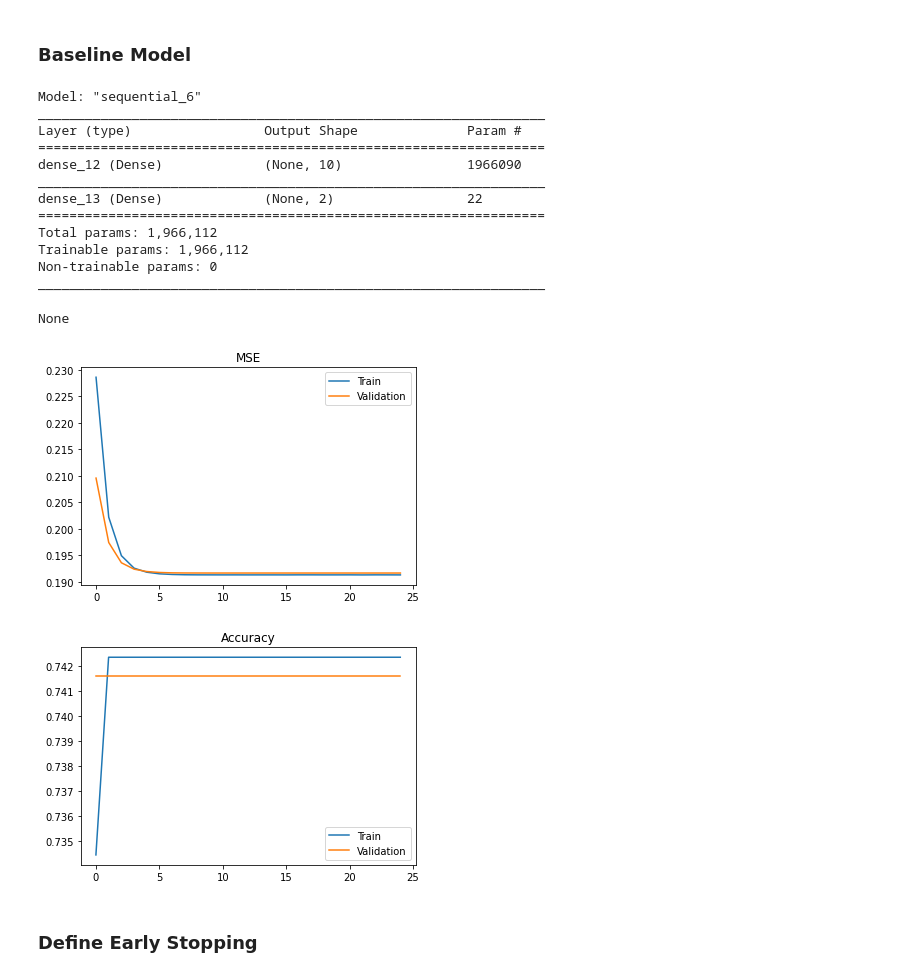
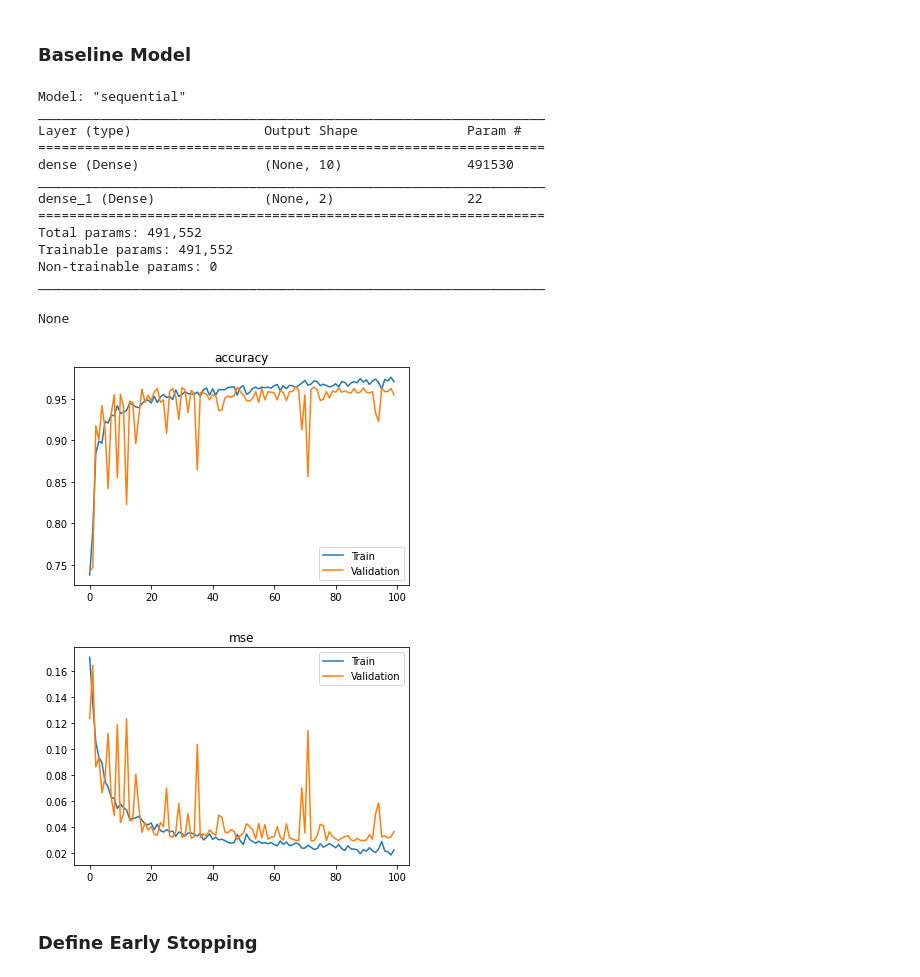
Before and after one commit to sethnlewis/X-Ray-Image-Classification, a Jupyter notebook: notebooks/EDA.ipynb, the cells around one changed output. Saved outputs shown, nothing was run; the diff lists cells and outputs as text; code cells hidden in the pictures.

```diff
--- a/notebooks/EDA.ipynb
+++ b/notebooks/EDA.ipynb
@@ -57,3 +59,31 @@ def plot_results(history, metrics=['accuracy'], val=True):
 ## Mini Dataset
 
 #### Import & Clean
+# %%
+# TESTING TO GET LABEL ENCODING CORRECT
+
+path = COLAB_PATH_MINI
+data_tf = tf.keras.preprocessing.image_dataset_from_directory(path,
+                                                image_size=(32, 32),
+                                                class_names=['NORMAL', 'PNEUMONIA'],
+                                                seed=RANDOM_STATE)
+
+print('CLASS NAMES:', data_tf.class_names, 'CORRESPOND TO [0,1]')
+for i, item in enumerate(data_tf.as_numpy_iterator()):
+    if i == 0:
+        images = np.array(item[0])
+        labels = np.array(item[1])
+    else:
+        images = np.concatenate([images, item[0]], axis=0)
+        labels = np.concatenate([labels, item[1]], axis=0)
+        if i % 10 == 0:
+            print(int(i/(5232/BATCH_SIZE)*100), '%')
+
+images /= 256
+
+labels_inverted = np.array([0 if i == 1 else 1 for i in labels])
+labels = np.concatenate([labels_inverted.reshape(-1,1), labels.reshape(-1,1)], axis=1)
+
+
+# print('Data shape:', images.shape)
+# print('Label shape:', labels.shape)
@@ -116,9 +157,12 @@ _________________________________________________________________
 path = COLAB_PATH_TRAIN
 BATCH_SIZE = 32
 data_tf = tf.keras.preprocessing.image_dataset_from_directory(path,
-                                                image_size=(256, 256), # WORKS UP TO 256
+                                                image_size=(128, 128), # Can work up to 256
                                                 batch_size=BATCH_SIZE,
+                                                class_names=['NORMAL', 'PNEUMONIA'],
                                                 seed=RANDOM_STATE)
+
+print('CLASS NAMES:', data_tf.class_names, 'CORRESPOND TO [0,1]')
 
 for i, item in enumerate(data_tf.as_numpy_iterator()):
     if i == 0:
@@ -135,7 +179,7 @@ images /= 256
 labels_inverted = np.array([0 if i == 1 else 1 for i in labels])
 labels = np.concatenate([labels_inverted.reshape(-1,1), labels.reshape(-1,1)], axis=1)
 
-data_tf = None # clear RAM
+#data_tf = None # clear RAM
 print('Data shape:', images.shape)
 print('Label shape:', labels.shape)
 # %% [output]
@@ -178,7 +223,6 @@ Label shape: (5232, 2)
 # %% [markdown]
 ### Baseline Model
 # %%
-EPOCHS = 25
 x, shape = make_flat(images)
 
 model = Sequential()
@@ -188,41 +232,41 @@ model.compile(optimizer='SGD', metrics=['accuracy', 'mse'], loss='categorical_cr
 
 
 history = model.fit(x=x, y=labels,
-                    epochs=EPOCHS,
+                    epochs=100,
                     verbose=0,
                     validation_split=0.25)
 
 display(model.summary())
 
 
 plot_results(history.history, ['accuracy', 'mse'])
 
 # plt.plot(range(EPOCHS), history.history['mse'], label='Train')
 # plt.plot(range(EPOCHS), history.history['val_mse'], label='Validation')
 # plt.title('MSE')
 # plt.legend();
 
 # plt.figure()
 # plt.plot(range(EPOCHS), history.history['accuracy'], label='Train')
 # plt.plot(range(EPOCHS), history.history['val_accuracy'], label='Validation')
 # plt.title('Accuracy')
 # plt.legend();
 # %% [output]
-Model: "sequential_6"
+Model: "sequential"
 _________________________________________________________________
 Layer (type)                 Output Shape              Param #
 =================================================================
-dense_12 (Dense)             (None, 10)                1966090
+dense (Dense)                (None, 10)                491530
 _________________________________________________________________
-dense_13 (Dense)             (None, 2)                 22
+dense_1 (Dense)              (None, 2)                 22
 =================================================================
-Total params: 1,966,112
-Trainable params: 1,966,112
+Total params: 491,552
+Trainable params: 491,552
 Non-trainable params: 0
 _________________________________________________________________
 None
-[figure, old version]
+[figure, new version]
-[figure, old version]
+[figure, new version]
 # %% [markdown]
 ### Define Early Stopping
 # %%
```
Also changed, not shown: parts of 16 cells of this notebook.
